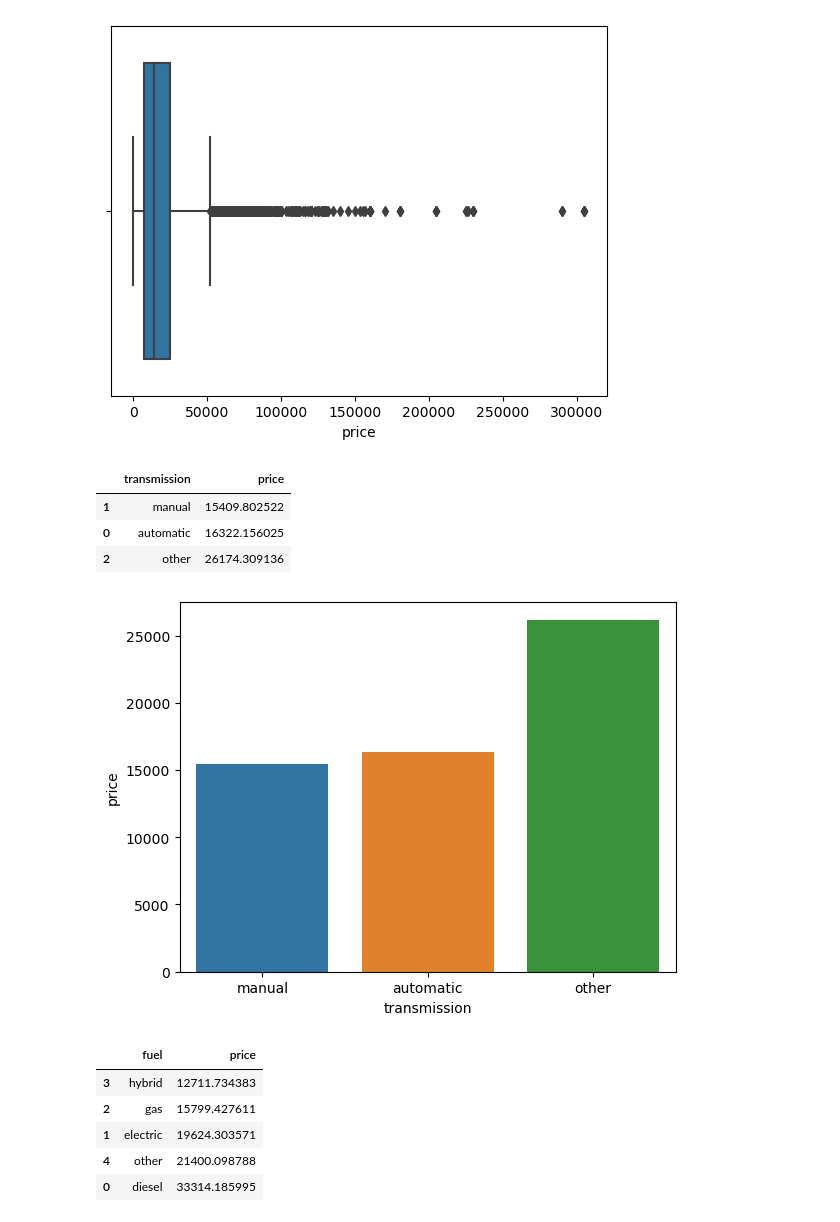
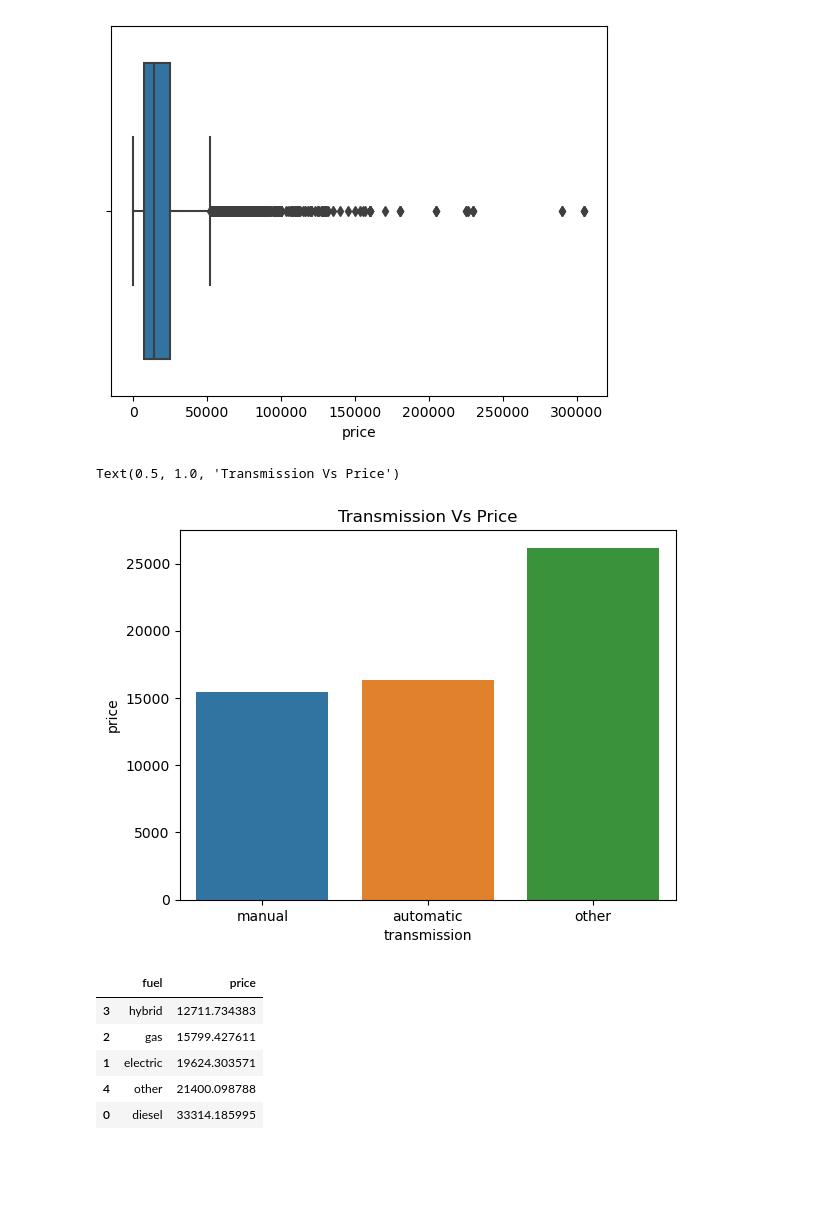
Before and after one commit to archana-rg/ml-practical-apps, a Jupyter notebook: used_car_price/used_car_price.ipynb, the cells around one changed output. Saved outputs shown, nothing was run; the diff lists cells and outputs as text; code cells hidden in the pictures; blank space fills up the shorter version.

```diff
--- a/used_car_price/used_car_price.ipynb
+++ b/used_car_price/used_car_price.ipynb
@@ -850,13 +850,11 @@ sns.boxplot(x=used_cars_clean['price'])
 # %%
 df = used_cars_clean.groupby('transmission')[['price']].mean().reset_index().sort_values(by='price')
 sns.barplot(df, x='transmission', y='price')
 df
+plt.title("Transmission Vs Price")
 # %% [output]
-|  | transmission | price |
-| 1 | manual | 15409.802522 |
-| 0 | automatic | 16322.156025 |
-| 2 | other | 26174.309136 |
+Text(0.5, 1.0, 'Transmission Vs Price')
-[figure, old version]
+[figure, new version]
 # %%
 df = used_cars_clean.groupby('fuel')[['price']].mean().reset_index().sort_values(by='price')
 sns.barplot(df, x='fuel', y='price')
```
Also changed, not shown: parts of 19 cells of this notebook, 6 other files.
